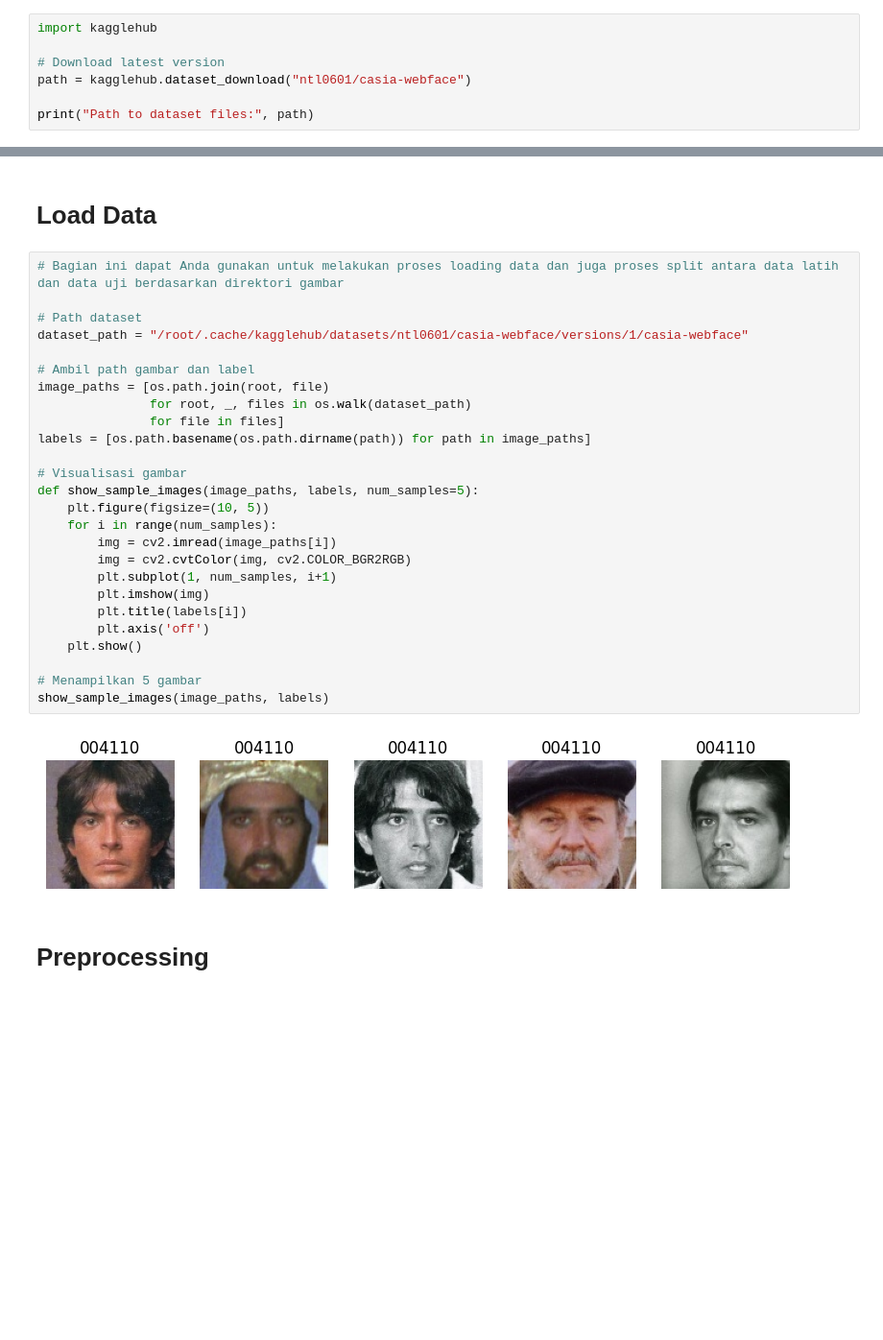
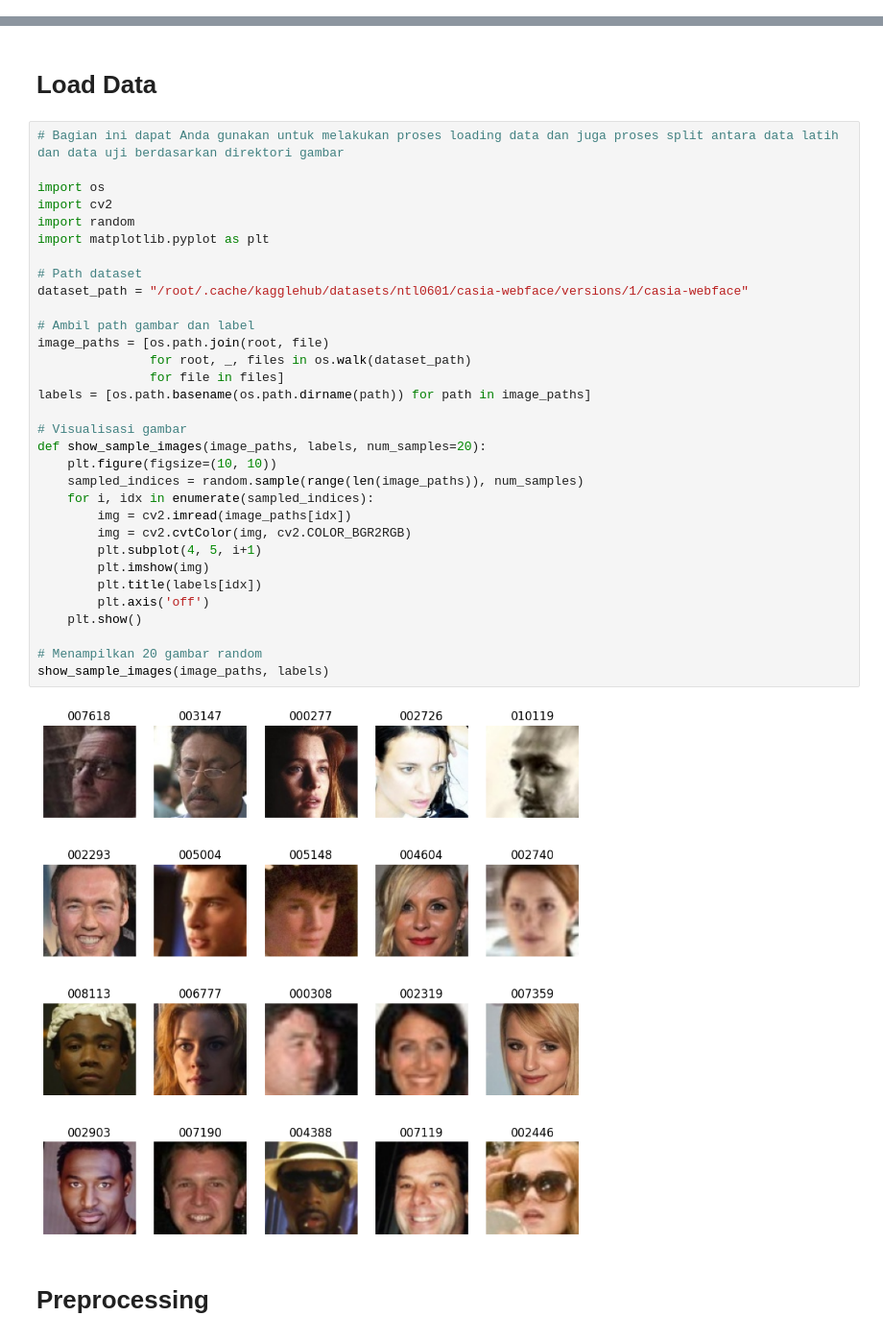
Before and after one commit to sbylash/23_Shasia-Sasa_ML, a Jupyter notebook: Uts.ipynb, the cells around one changed output, grey strips where cells are left out. Shown at 96% size. Saved outputs shown, nothing was run; the diff lists cells and outputs as text; blank space fills up the shorter version.

```diff
--- a/Uts.ipynb
+++ b/Uts.ipynb
@@ -29,7 +23,0 @@ Drive already mounted at /content/drive; to attempt to forcibly remount, call dr
-# %%
-import kagglehub
-
-# Download latest version
-path = kagglehub.dataset_download("ntl0601/casia-webface")
-
-print("Path to dataset files:", path)
@@ -61,32 +47,38 @@ from keras.utils import to_categorical
 # Load Data
 # %%
 # Bagian ini dapat Anda gunakan untuk melakukan proses loading data dan juga proses split antara data latih dan data uji berdasarkan direktori gambar
+
+import os
+import cv2
+import random
+import matplotlib.pyplot as plt
 
 # Path dataset
 dataset_path = "/root/.cache/kagglehub/datasets/ntl0601/casia-webface/versions/1/casia-webface"
 
 # Ambil path gambar dan label
 image_paths = [os.path.join(root, file)
                for root, _, files in os.walk(dataset_path)
                for file in files]
 labels = [os.path.basename(os.path.dirname(path)) for path in image_paths]
 
 # Visualisasi gambar
-def show_sample_images(image_paths, labels, num_samples=5):
-    plt.figure(figsize=(10, 5))
-    for i in range(num_samples):
-        img = cv2.imread(image_paths[i])
+def show_sample_images(image_paths, labels, num_samples=20):
+    plt.figure(figsize=(10, 10))
+    sampled_indices = random.sample(range(len(image_paths)), num_samples)
+    for i, idx in enumerate(sampled_indices):
+        img = cv2.imread(image_paths[idx])
         img = cv2.cvtColor(img, cv2.COLOR_BGR2RGB)
-        plt.subplot(1, num_samples, i+1)
+        plt.subplot(4, 5, i+1)
         plt.imshow(img)
-        plt.title(labels[i])
+        plt.title(labels[idx])
         plt.axis('off')
     plt.show()
 
-# Menampilkan 5 gambar
+# Menampilkan 20 gambar random
 show_sample_images(image_paths, labels)
 # %% [output]
-[figure, old version]
+[figure, new version]
 # %% [markdown]
 # Preprocessing
 # %%
```
Also changed, not shown: parts of 5 cells of this notebook.
